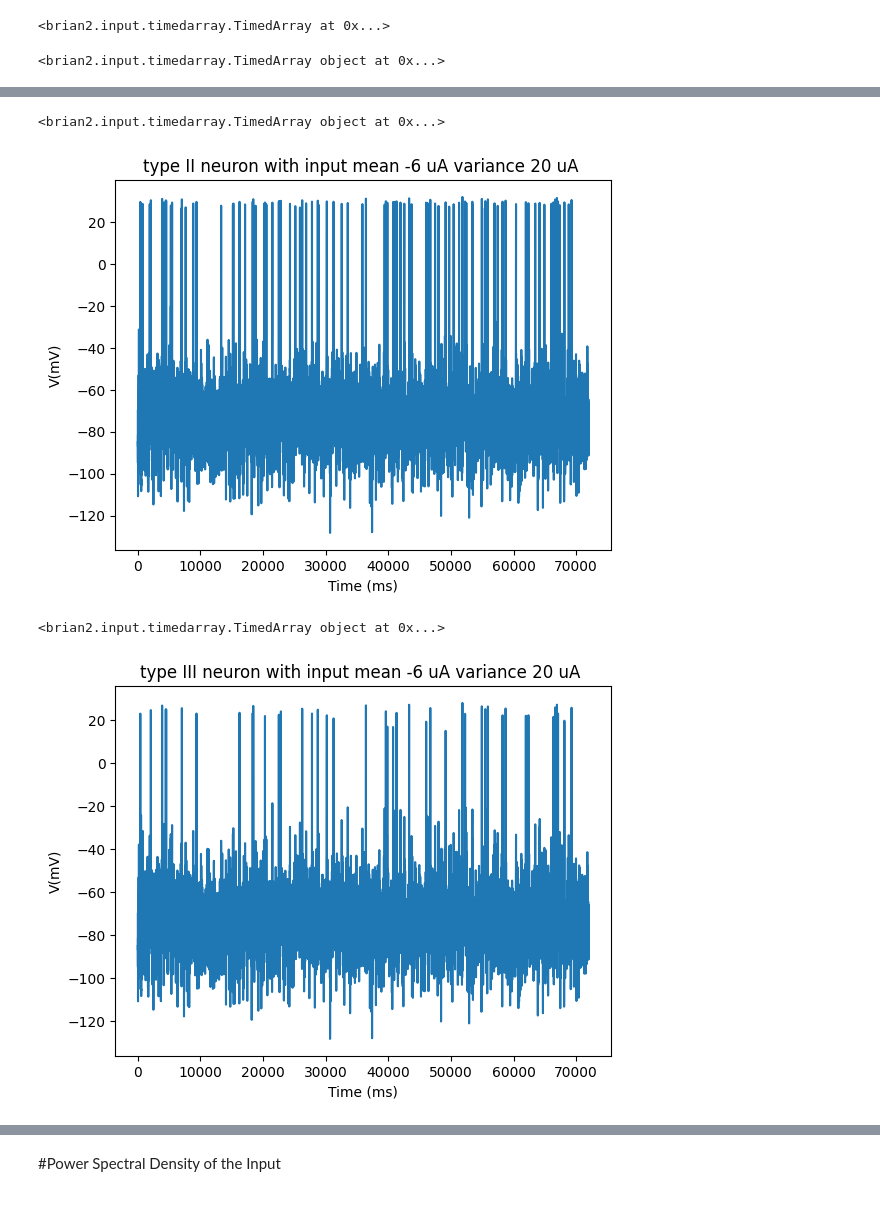
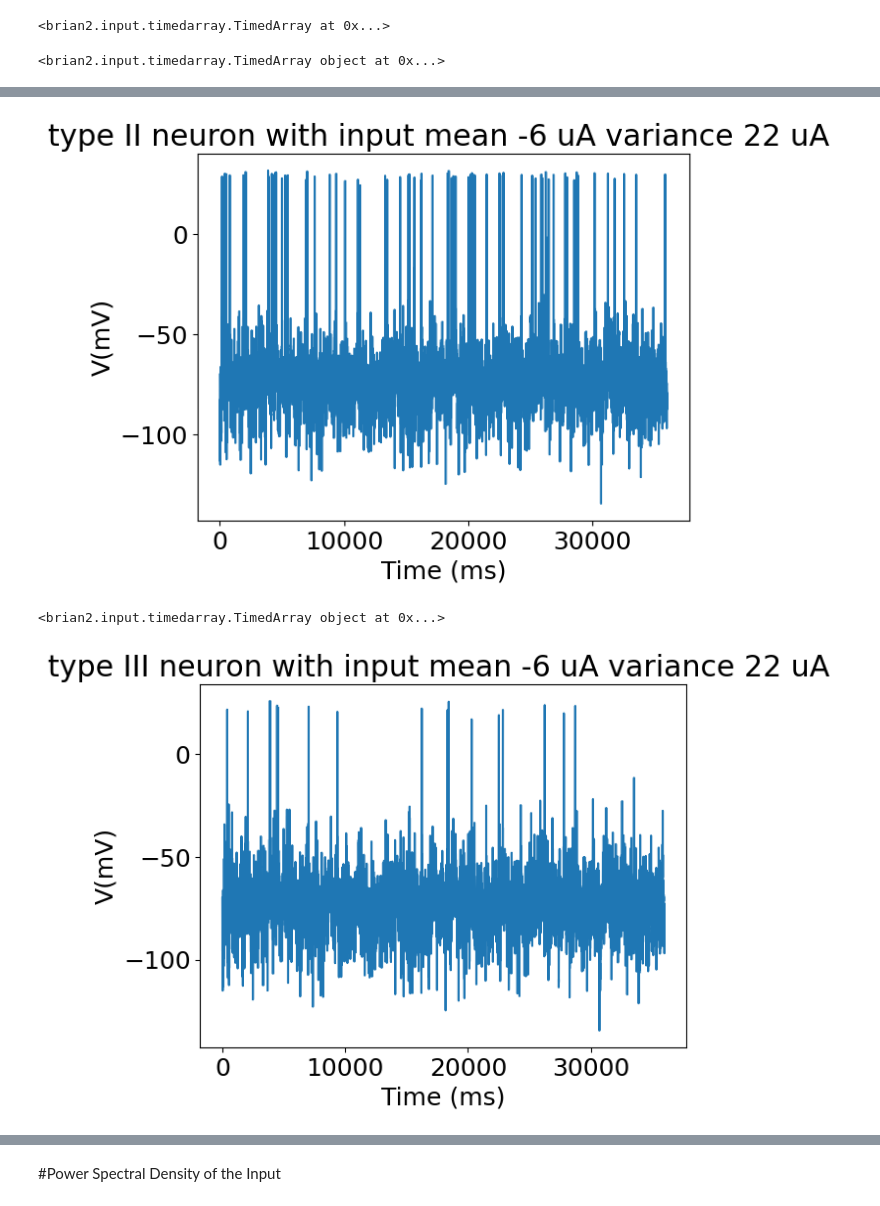
Before and after one commit to Nishant-codex/single_neuron_models, a Jupyter notebook: Morris_lecar.ipynb, the cells around one changed output, grey strips where cells are left out. Cells and saved outputs as stored; diff of their text form; code cells hidden in the pictures.

```diff
--- a/Morris_lecar.ipynb
+++ b/Morris_lecar.ipynb
@@ -245,6 +234,7 @@ for I_amp_ in range(35,80):
 # %% [markdown]
 # Different excitability types shown with FI curves
 # %%
+plt.rcParams.update({'font.size': 18})
 plt.scatter(I_amps_type1,fr_type1,s=0.8,c='black')
 plt.ylabel('spikes/s')
 plt.xlabel('I(mA)')
@@ -370,0 +362,27 @@ run_ML_model(input_current, 'III',)
+# %%
+I_avg = 50 #uA
+I_stim0 = 45 #uA
+time = 1000
+# input_current = get_noisy_current_OU(time, 1./20*ms, I_avg, I_stim0, uA)
+input_current= OU_test(10,1/20,10,20,uA,6000)
+
+params ={}
+
+params['g_Leak'] = 2*mS
+params['g_slow'] = 20*mS
+params['E_Leak'] = -70*mV
+params['E_fast'] = 50*mV
+params['V_slow'] = -100*mV
+params['beta_m'] = -1.2*mV
+params['gamma_m'] = 18*mV  # Note that Figure caption says -15 which seems to be a typo
+params['g_fast'] = 20*mS #
+params['phi_w'] = 1.5/(10*ms) #
+params['beta_w'] = -0*mV # change to change the neuron type
+params['gamma_w'] = 10*mV #
+params['runtime'] = 6000*ms
+params['C'] = 2*uF
+Spikes_type1 = run_ML_model(input_current,params,'I' )
+params['beta_w'] = -13*mV
+Spikes_type2 = run_ML_model(input_current,params,'II' )
+params['beta_w'] = -20*mV
+Spikes_type3 = run_ML_model(input_current,params,'III' )
@@ -471,8 +489,7 @@ def _todict(matobj):
               dict[strg] = elem
     return dict
 # %%
-#path = '/content/gdrive/MyDrive/Analyzed/NC_170615_aCSF_E1_analyzed.mat'
-path = 'NC_17-10-17-E2-FN-NODRUG.mat'
+path = "D:/CurrentClamp/FN_analyzed/170615_NC_19_FN_analyzed.mat"
 def return_data_I(path):
     '''
     Loads the data from a single data file and returns input current
@@ -486,7 +503,7 @@ def return_data_I(path):
     V = dat[0]['membrane_potential']
     unit_time = 1/20. * ms
     unit = uA
-    tmp = np.expand_dims(I[:20*72000],1)*unit
+    tmp = np.expand_dims(I[:20*36000],1)*unit
     curr = TimedArray(tmp, dt=1. * unit_time)
     input_current = curr
     return input_current
@@ -503,11 +520,15 @@ FileNotFoundError: [Errno 2] No such file or directory: 'NC_17-10-17-E2-FN-NODRU
 <brian2.input.timedarray.TimedArray at 0x...>
 # %%
 input_current = return_data_I(path)
-run_ML_model(input_current, 'I',)
+params['beta_w'] = -0*mV
+params['runtime'] = 36000*ms
+spks1 = run_ML_model(input_current,params, 'I',)
 plt.show()
-run_ML_model(input_current, 'II',)
+params['beta_w'] = -13*mV
+spks2 = run_ML_model(input_current,params, 'II',)
 plt.show()
-run_ML_model(input_current, 'III',)
+params['beta_w'] = -24*mV
+spks3 = run_ML_model(input_current,params, 'III',)
 plt.show()
 # %% [output]
 <brian2.input.timedarray.TimedArray object at 0x...>
@@ -517,4 +537,3 @@ WARNING    't' is an internal variable of group 'neurongroup_1', but also exists
+[figure, new version]
 <brian2.input.timedarray.TimedArray object at 0x...>
-[figure, old version]
-<brian2.input.timedarray.TimedArray object at 0x...>
-[figure, old version]
+[figure, new version]
```
Also changed, not shown: parts of 19 cells of this notebook, 1 other file.
